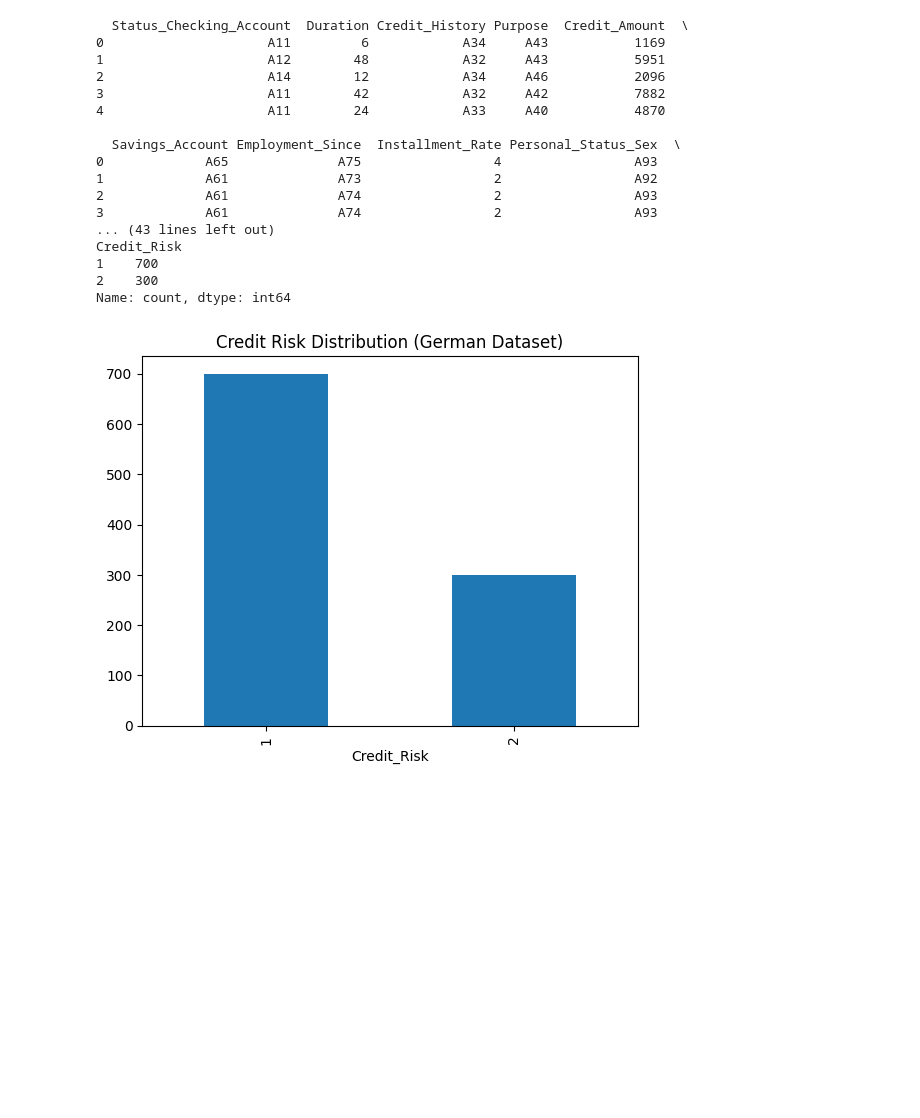
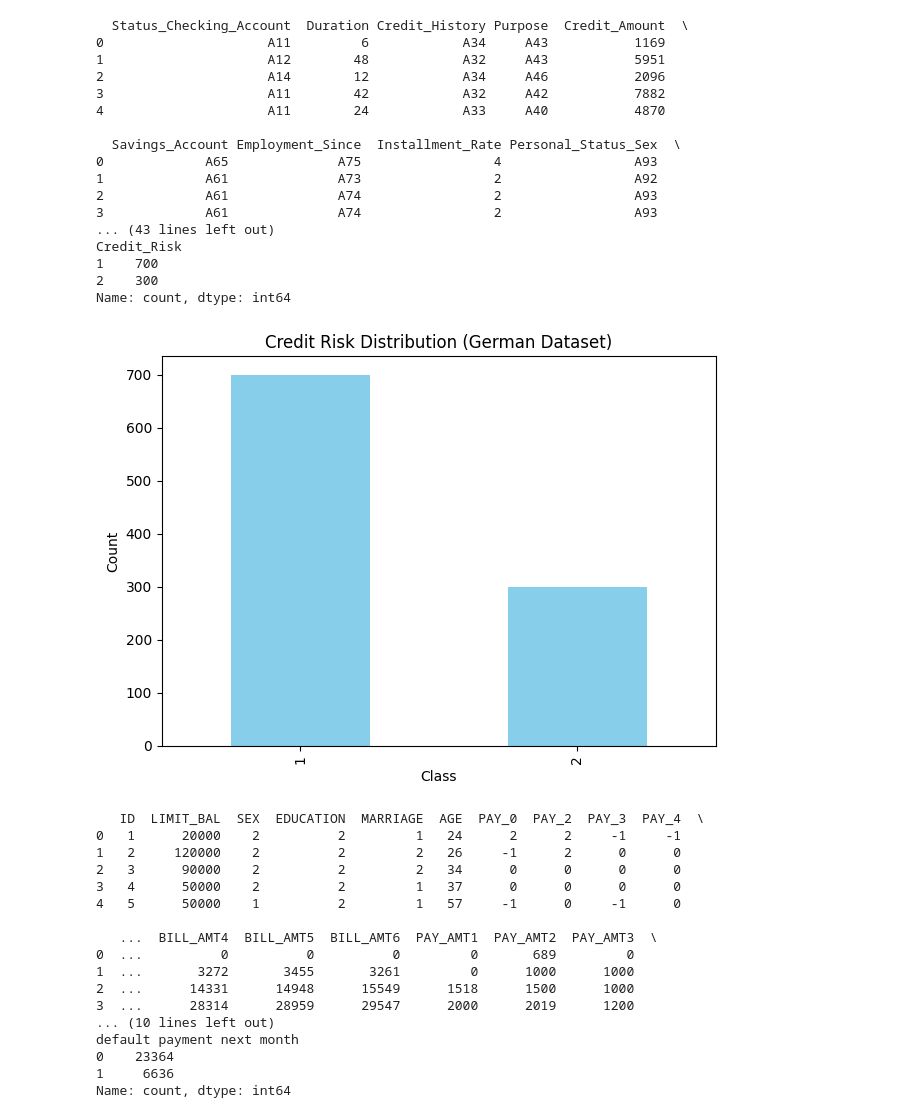
Before and after one commit to PrashantJha183/Credit-Risk-Prediction-via-Mahcine-Learning-A-Comparative-Study-Of-Benchmark-Datasets, a Jupyter notebook: notebooks/01_data_exploration.ipynb, the cells around one changed output. Saved outputs shown, nothing was run; the diff lists cells and outputs as text; code cells hidden in the pictures; blank space fills up the shorter version.

```diff
--- a/notebooks/01_data_exploration.ipynb
+++ b/notebooks/01_data_exploration.ipynb
@@ -1,34 +1,64 @@
 # %%
+# GERMAN DATA
 import pandas as pd
 import matplotlib.pyplot as plt
 
-# Load German dataset
-df = pd.read_csv("../data/south_german_credit.csv")
+df_german = pd.read_csv("../data/south_german_credit.csv")
+print(df_german.head())
+print(df_german.describe())
+print(df_german["Credit_Risk"].value_counts())
 
-print(df.head())
-print(df.describe())
-print(df["Credit_Risk"].value_counts())
+df_german["Credit_Risk"].value_counts().plot(kind='bar', color='skyblue')
+plt.title("Credit Risk Distribution (German Dataset)")
+plt.xlabel("Class")
+plt.ylabel("Count")
+plt.tight_layout()
+plt.show()
 
-# Plot target class balance
-df["Credit_Risk"].value_counts().plot(kind='bar')
-plt.title("Credit Risk Distribution (German Dataset)")
+
+df_uci = pd.read_excel("../data/default_of_credit_card_clients.xls", header=1)
+print(df_uci.head())
+print(df_uci["default payment next month"].value_counts())
+
+df_uci["default payment next month"].value_counts().plot(kind='bar', color='salmon')
+plt.title("Default Distribution (UCI Dataset)")
+plt.xlabel("Default")
+plt.ylabel("Count")
+plt.tight_layout()
 plt.show()
 # %% [output]
   Status_Checking_Account  Duration Credit_History Purpose  Credit_Amount  \
 0                     A11         6            A34     A43           1169
 1                     A12        48            A32     A43           5951
 2                     A14        12            A34     A46           2096
 3                     A11        42            A32     A42           7882
 4                     A11        24            A33     A40           4870
 
   Savings_Account Employment_Since  Installment_Rate Personal_Status_Sex  \
 0             A65              A75                 4                 A93
 1             A61              A73                 2                 A92
 2             A61              A74                 2                 A93
 3             A61              A74                 2                 A93
 ... (43 lines left out)
 Credit_Risk
 1    700
 2    300
 Name: count, dtype: int64
-[figure, old version]
+[figure, new version]
+   ID  LIMIT_BAL  SEX  EDUCATION  MARRIAGE  AGE  PAY_0  PAY_2  PAY_3  PAY_4  \
+0   1      20000    2          2         1   24      2      2     -1     -1
+1   2     120000    2          2         2   26     -1      2      0      0
+2   3      90000    2          2         2   34      0      0      0      0
+3   4      50000    2          2         1   37      0      0      0      0
+4   5      50000    1          2         1   57     -1      0     -1      0
+
+   ...  BILL_AMT4  BILL_AMT5  BILL_AMT6  PAY_AMT1  PAY_AMT2  PAY_AMT3  \
+0  ...          0          0          0         0       689         0
+1  ...       3272       3455       3261         0      1000      1000
+2  ...      14331      14948      15549      1518      1500      1000
+3  ...      28314      28959      29547      2000      2019      1200
+... (10 lines left out)
+default payment next month
+0    23364
+1     6636
+Name: count, dtype: int64
```
Also changed, not shown: parts of 1 cell of this notebook, 11 other files.
